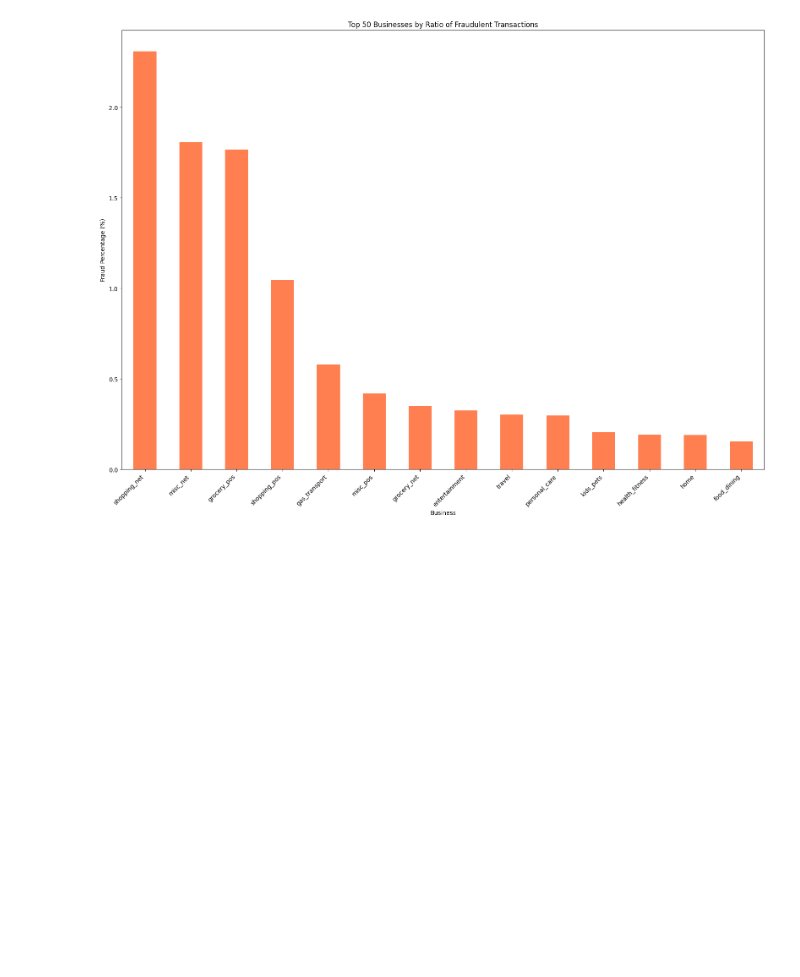
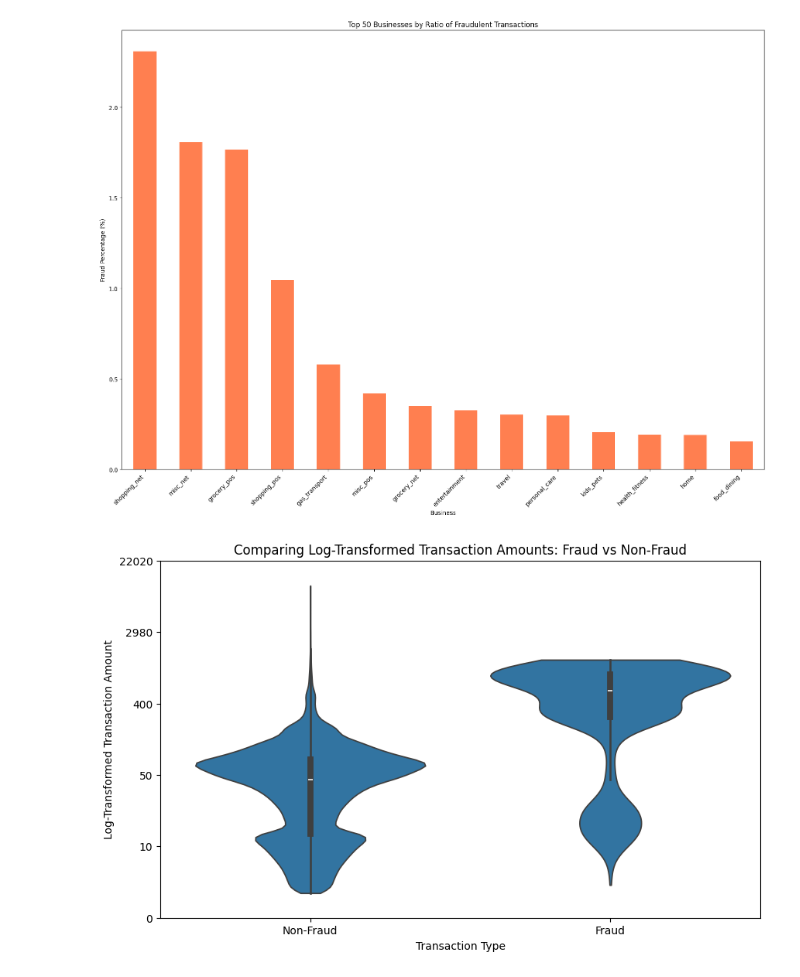
Before and after one commit to ethan-rng/dataquest, a Jupyter notebook: data_viz.ipynb, the cells around one changed output. Drawn from its saved outputs; the diff is of its cells as text; code cells hidden in the pictures; blank space fills up the shorter version.

Commit message:
more graphs

```diff
--- a/data_viz.ipynb
+++ b/data_viz.ipynb
@@ -183,3 +222,21 @@ plt.tight_layout()  # Adjusts plot to ensure everything fits without overlapping
 plt.show()
 # %% [output]
 [figure]
+# %%
+# Map isFraud to a more descriptive label
+df['TransactionType'] = df['isFraud'].map({0: 'Non-Fraud', 1: 'Fraud'})
+
+# Use a log scale for the 'amount' to better handle outliers
+df['LogAmount'] = np.log1p(df['amount'])  # log1p ensures that zero amounts are handled smoothly
+
+# Create the violin plot with the log-transformed amounts
+plt.figure(figsize=(10, 6))
+sns.violinplot(x='TransactionType', y='LogAmount', data=df, cut=0)
+plt.title('Comparing Log-Transformed Transaction Amounts: Fraud vs Non-Fraud')
+plt.xlabel('Transaction Type')
+plt.ylabel('Log-Transformed Transaction Amount')
+# If the original amount scale is preferred on the y-axis, you can adjust the labels accordingly
+plt.yticks(ticks=np.arange(0, np.max(df['LogAmount'])+1, 2), labels=np.round(np.expm1(np.arange(0, np.max(df['LogAmount'])+1, 2)).astype(int), -1))
+plt.show()
+# %% [output]
+[figure, added]
```
Also changed, not shown: parts of 12 cells of this notebook, 2 other files.
